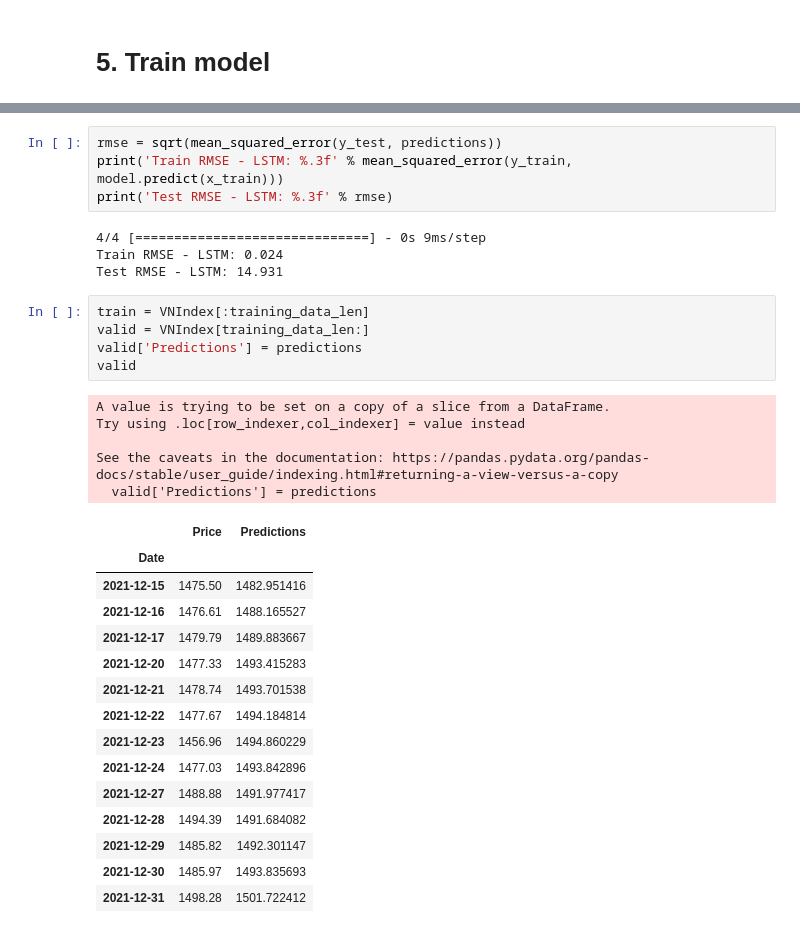
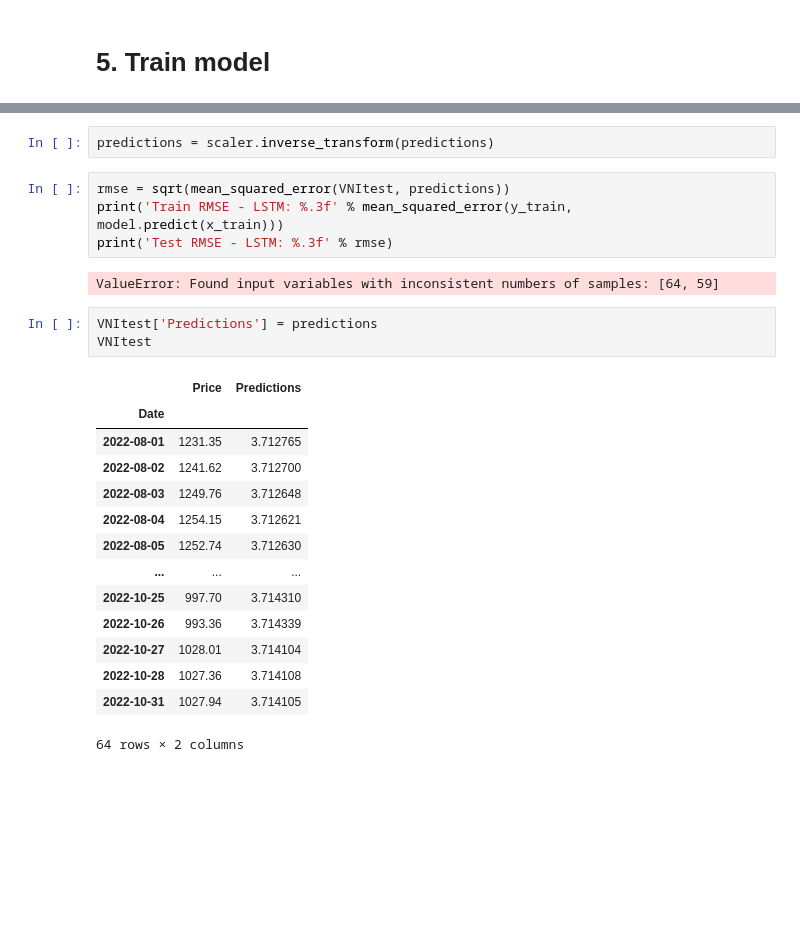
Before and after one commit to grassnhi/MachineLearning, a Jupyter notebook: Beginning/lstm.ipynb, the cells around one changed output, grey strips where cells are left out. Cells and saved outputs as stored; diff of their text form; blank space fills up the shorter version.

```diff
--- a/Beginning/lstm.ipynb
+++ b/Beginning/lstm.ipynb
@@ -156,37 +156,29 @@ Epoch 2/2
+# %%
+predictions = scaler.inverse_transform(predictions)
 # %%
-rmse = sqrt(mean_squared_error(y_test, predictions))
+rmse = sqrt(mean_squared_error(VNItest, predictions))
 print('Train RMSE - LSTM: %.3f' % mean_squared_error(y_train, model.predict(x_train)))
 print('Test RMSE - LSTM: %.3f' % rmse)
 # %% [output]
-4/4 [==============================] - 0s 9ms/step
-Train RMSE - LSTM: 0.024
-Test RMSE - LSTM: 14.931
+ValueError: Found input variables with inconsistent numbers of samples: [64, 59]
-# %%
-train = VNIndex[:training_data_len]
-valid = VNIndex[training_data_len:]
-valid['Predictions'] = predictions
-valid
-# %% [output]
-A value is trying to be set on a copy of a slice from a DataFrame.
-Try using .loc[row_indexer,col_indexer] = value instead
-
-See the caveats in the documentation: https://pandas.pydata.org/pandas-docs/stable/user_guide/indexing.html#returning-a-view-versus-a-copy
-  valid['Predictions'] = predictions
-|  | Price | Predictions |
-| Date |  |  |
-| 2021-12-15 | 1475.50 | 1482.951416 |
-| 2021-12-16 | 1476.61 | 1488.165527 |
-| 2021-12-17 | 1479.79 | 1489.883667 |
-| 2021-12-20 | 1477.33 | 1493.415283 |
-| 2021-12-21 | 1478.74 | 1493.701538 |
-| 2021-12-22 | 1477.67 | 1494.184814 |
-| 2021-12-23 | 1456.96 | 1494.860229 |
-| 2021-12-24 | 1477.03 | 1493.842896 |
-| 2021-12-27 | 1488.88 | 1491.977417 |
-| 2021-12-28 | 1494.39 | 1491.684082 |
-| 2021-12-29 | 1485.82 | 1492.301147 |
-| 2021-12-30 | 1485.97 | 1493.835693 |
-| 2021-12-31 | 1498.28 | 1501.722412 |
+# %%
+VNItest['Predictions'] = predictions
+VNItest
+# %% [output]
+|  | Price | Predictions |
+| Date |  |  |
+| 2022-08-01 | 1231.35 | 3.712765 |
+| 2022-08-02 | 1241.62 | 3.712700 |
+| 2022-08-03 | 1249.76 | 3.712648 |
+| 2022-08-04 | 1254.15 | 3.712621 |
+| 2022-08-05 | 1252.74 | 3.712630 |
+| ... | ... | ... |
+| 2022-10-25 | 997.70 | 3.714310 |
+| 2022-10-26 | 993.36 | 3.714339 |
+| 2022-10-27 | 1028.01 | 3.714104 |
+| 2022-10-28 | 1027.36 | 3.714108 |
+| 2022-10-31 | 1027.94 | 3.714105 |
+64 rows × 2 columns
 # %%
 plt.figure(figsize=(12,6))
 plt.title('LSTM Model')
```
Also changed, not shown: parts of 8 cells of this notebook, 21 other files.
